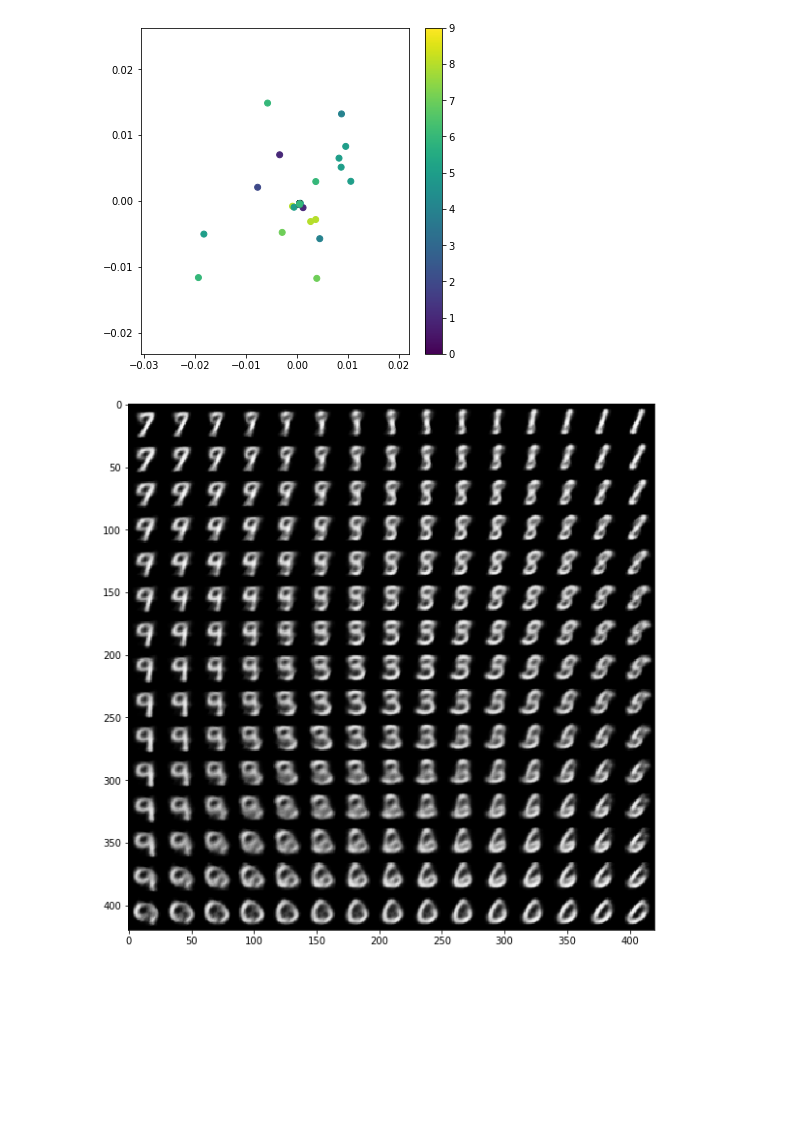
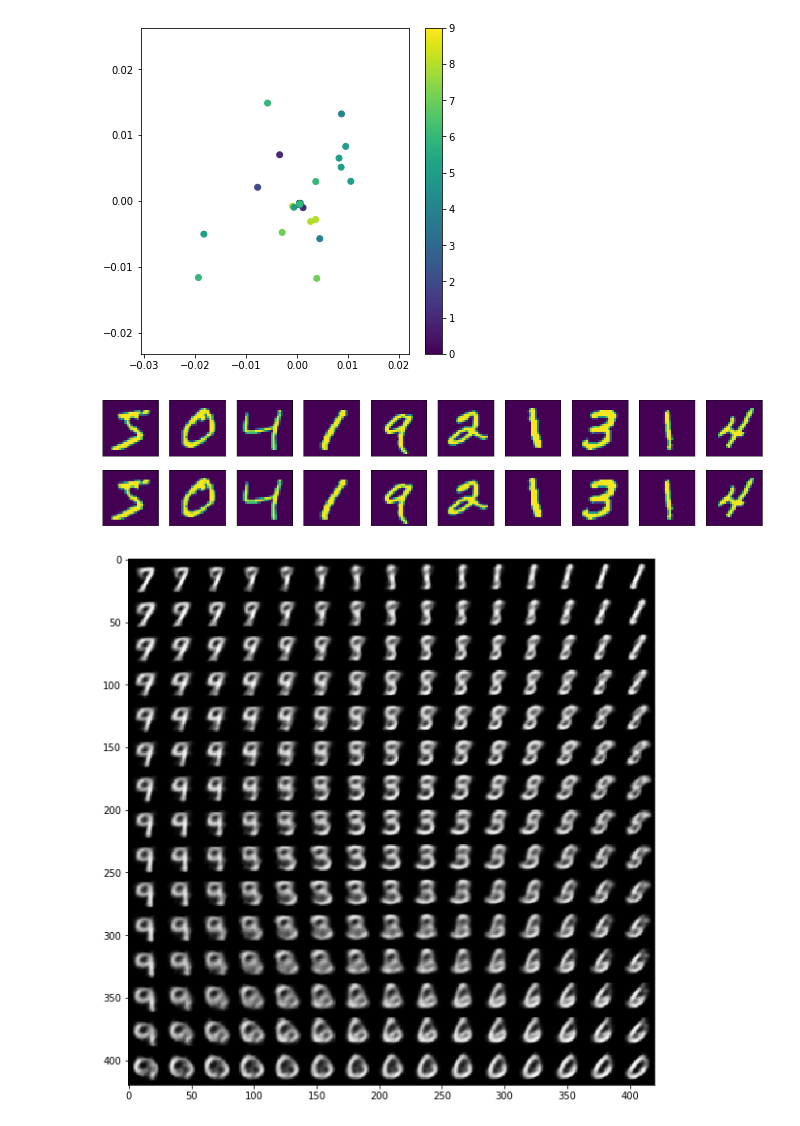
Before and after one commit to kenttw/deeplearning_homework, a Jupyter notebook: PCAandAutoencoders.ipynb, the cells around one changed output. Saved outputs shown, nothing was run; the diff lists cells and outputs as text; code cells hidden in the pictures; blank space fills up the shorter version.

```diff
--- a/PCAandAutoencoders.ipynb
+++ b/PCAandAutoencoders.ipynb
@@ -584 +594,26 @@ plt.show()
+# %%
+decoded_imgs = vae.predict(x_train[:100])
+# %%
+# use Matplotlib (don't ask)
+import matplotlib.pyplot as plt
+
+n = 10  # how many digits we will display
+plt.figure(figsize=(20, 4))
+for i in range(n):
+    # display original
+    ax = plt.subplot(2, n, i + 1)
+    plt.imshow(x_train[i].reshape(28,28))
+#     plt.gray()
+    ax.get_xaxis().set_visible(False)
+    ax.get_yaxis().set_visible(False)
+
+    # display reconstruction
+    ax = plt.subplot(2, n, i + 1 + n)
+    plt.imshow((decoded_imgs[i]).reshape(28, 28))
+#     plt.gray()
+    ax.get_xaxis().set_visible(False)
+    ax.get_yaxis().set_visible(False)
+plt.show()
+# %% [output]
+[figure, added]
 # %%
```
Also changed, not shown: parts of 4 cells of this notebook.
